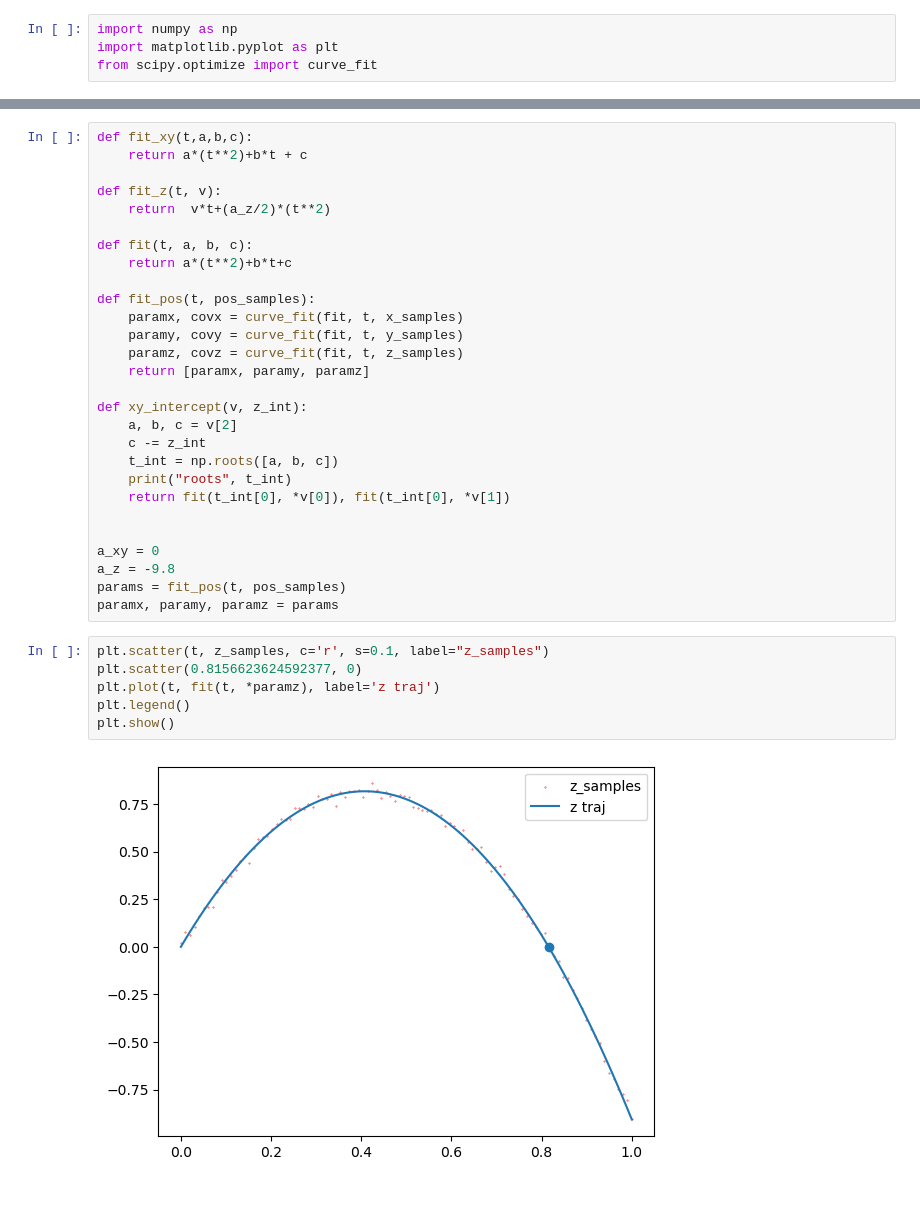
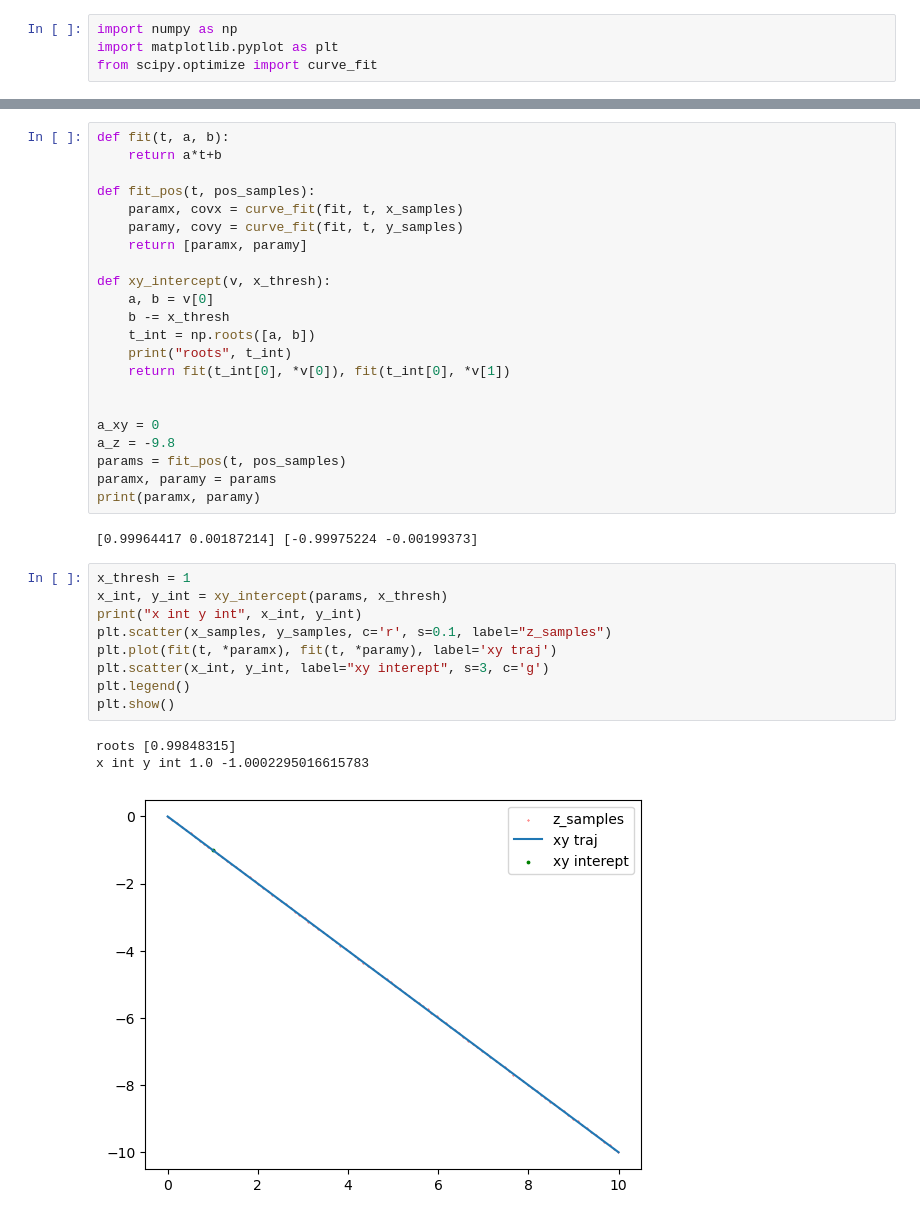
Before and after one commit to johnrso/106a-final-proj, a Jupyter notebook: src/planning/src/traj_model.ipynb, the cells around one changed output, grey strips where cells are left out. Cells and saved outputs as stored; diff of their text form.

Commit message:
linear fit, xy intercept, closed loop plan update

```diff
--- a/src/planning/src/traj_model.ipynb
+++ b/src/planning/src/traj_model.ipynb
@@ -24,23 +28,16 @@ z_samples = pos_samples[:, 2]
 # %%
-def fit_xy(t,a,b,c):
-    return a*(t**2)+b*t + c
-
-def fit_z(t, v):
-    return  v*t+(a_z/2)*(t**2)
-
-def fit(t, a, b, c):
-    return a*(t**2)+b*t+c
+def fit(t, a, b):
+    return a*t+b
 
 def fit_pos(t, pos_samples):
     paramx, covx = curve_fit(fit, t, x_samples)
     paramy, covy = curve_fit(fit, t, y_samples)
-    paramz, covz = curve_fit(fit, t, z_samples)
-    return [paramx, paramy, paramz]
+    return [paramx, paramy]
 
-def xy_intercept(v, z_int):
-    a, b, c = v[2]
-    c -= z_int
-    t_int = np.roots([a, b, c])
+def xy_intercept(v, x_thresh):
+    a, b = v[0]
+    b -= x_thresh
+    t_int = np.roots([a, b])
     print("roots", t_int)
     return fit(t_int[0], *v[0]), fit(t_int[0], *v[1])
 
@@ -48,13 +45,21 @@ def xy_intercept(v, z_int):
 a_xy = 0
 a_z = -9.8
 params = fit_pos(t, pos_samples)
-paramx, paramy, paramz = params
+paramx, paramy = params
+print(paramx, paramy)
+# %% [output]
+[0.99964417 0.00187214] [-0.99975224 -0.00199373]
 # %%
-plt.scatter(t, z_samples, c='r', s=0.1, label="z_samples")
-plt.scatter(0.8156623624592377, 0)
-plt.plot(t, fit(t, *paramz), label='z traj')
+x_thresh = 1
+x_int, y_int = xy_intercept(params, x_thresh)
+print("x int y int", x_int, y_int)
+plt.scatter(x_samples, y_samples, c='r', s=0.1, label="z_samples")
+plt.plot(fit(t, *paramx), fit(t, *paramy), label='xy traj')
+plt.scatter(x_int, y_int, label="xy interept", s=3, c='g')
 plt.legend()
 plt.show()
 # %% [output]
+roots [0.99848315]
+x int y int 1.0 -1.0002295016615783
-[figure, old version]
+[figure, new version]
 # %%
```
Also changed, not shown: parts of 2 cells of this notebook, 2 other files.
